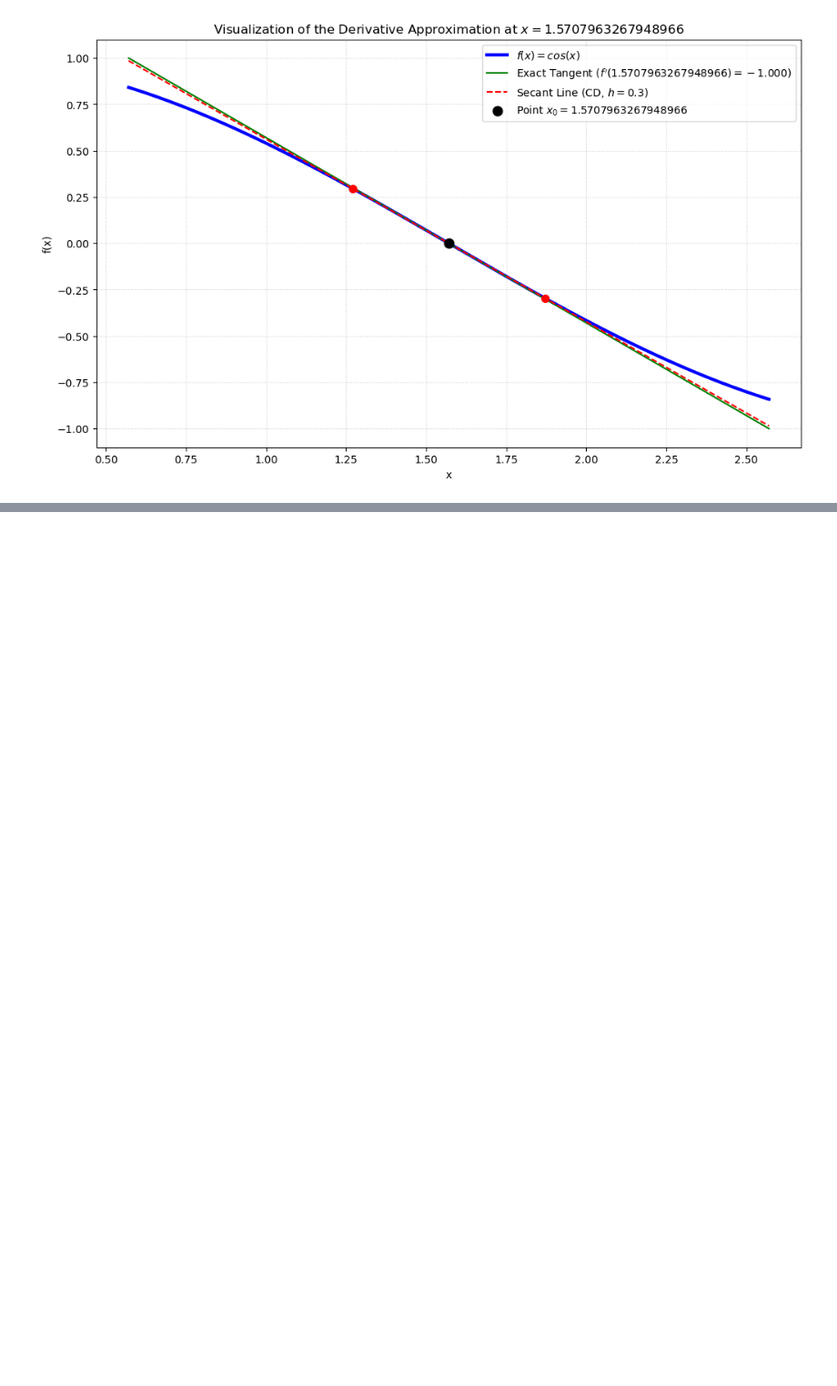
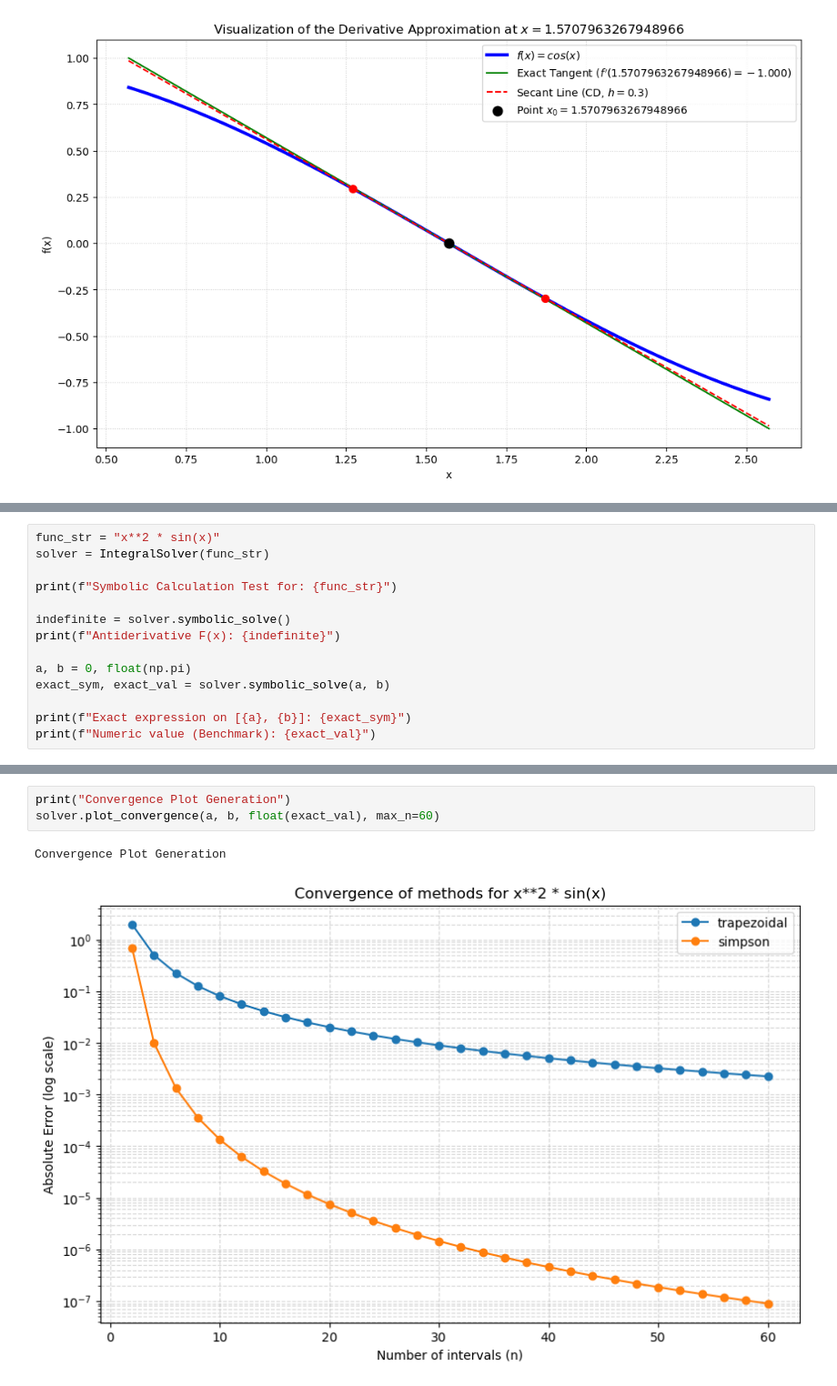
Before and after one commit to pyMatan/pyMatan, a Jupyter notebook: testing/notebook_example.ipynb, the cells around one changed output, grey strips where cells are left out. Shown at 91% size. Drawn from its saved outputs; the diff is of its cells as text; blank space fills up the shorter version.

Commit message:
integral testing adding part2

```diff
--- a/testing/notebook_example.ipynb
+++ b/testing/notebook_example.ipynb
@@ -254,0 +262,14 @@ Visualization 3: Trigonometric Function
+# %%
+func_str = "x**2 * sin(x)"
+solver = IntegralSolver(func_str)
+
+print(f"Symbolic Calculation Test for: {func_str}")
+
+indefinite = solver.symbolic_solve()
+print(f"Antiderivative F(x): {indefinite}")
+
+a, b = 0, float(np.pi)
+exact_sym, exact_val = solver.symbolic_solve(a, b)
+
+print(f"Exact expression on [{a}, {b}]: {exact_sym}")
+print(f"Numeric value (Benchmark): {exact_val}")
@@ -254,0 +356,6 @@ Visualization 3: Trigonometric Function
+# %%
+print("Convergence Plot Generation")
+solver.plot_convergence(a, b, float(exact_val), max_n=60)
+# %% [output]
+Convergence Plot Generation
+[figure, added]
```
Also changed, not shown: parts of 7 cells of this notebook.
